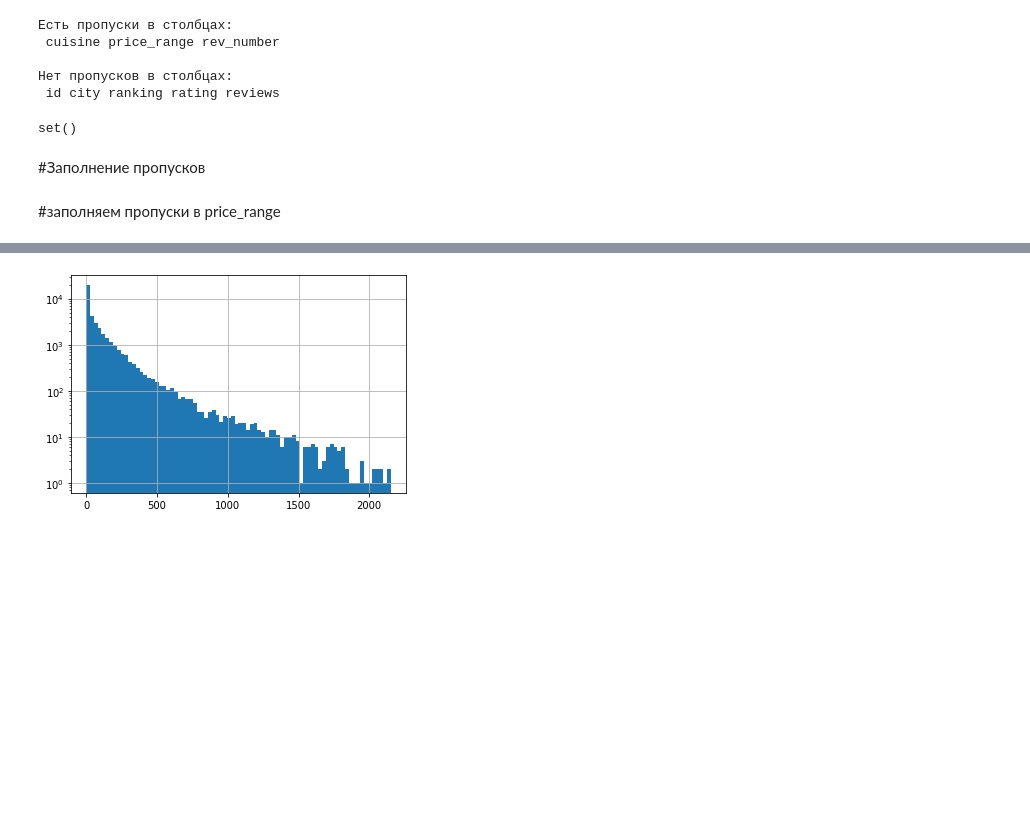
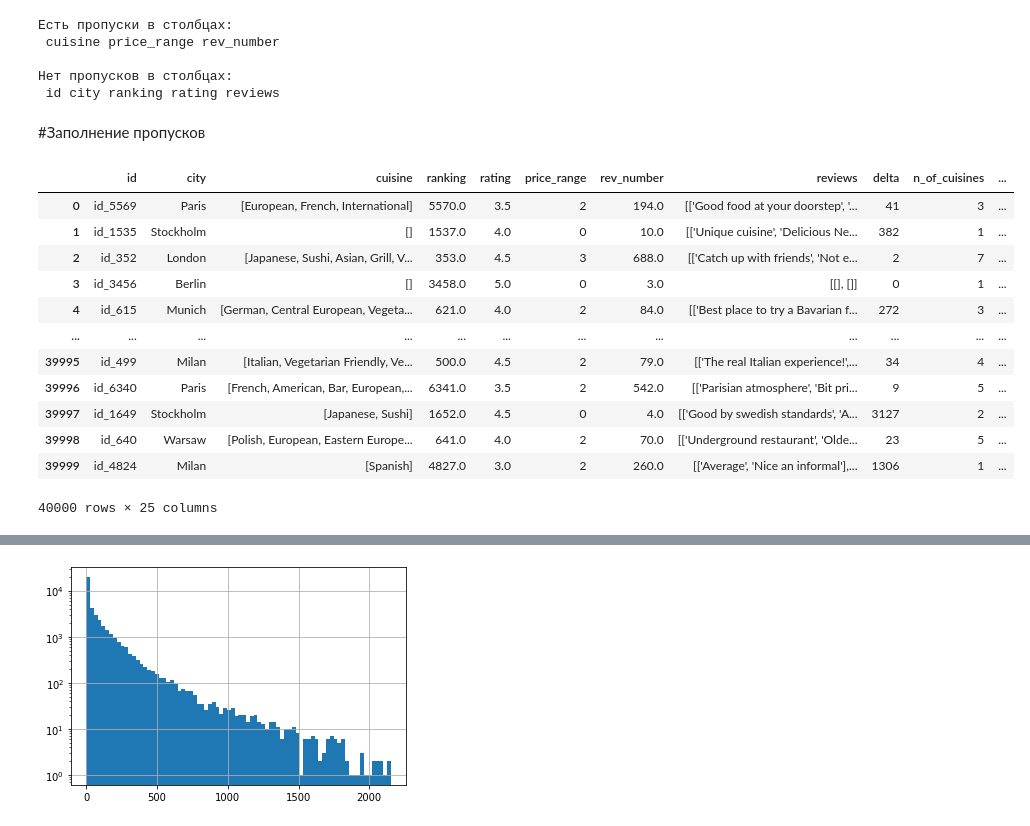
Before and after one commit to akitim/SkillFactory_projects, a Jupyter notebook: Проект_3_О_вкусной_и_здоровой_пище.ipynb, the cells around one changed output, grey strips where cells are left out. Cells and saved outputs as stored; diff of their text form; code cells hidden in the pictures; blank space fills up the shorter version.

```diff
--- a/Проект_3_О_вкусной_и_здоровой_пище.ipynb
+++ b/Проект_3_О_вкусной_и_здоровой_пище.ipynb
@@ -204,13 +209,6 @@ rest.loc[:, 'price_range'].apply(lambda x: 0 if pd.isna(x) else price_range_quan
 
 Нет пропусков в столбцах:
  id city ranking rating reviews
-# %%
-# l = cuisine_list.sort()
-cuisine_set = set(cuisine_list).difference(set(['']))
-# (cuisine_set.intersection(set(rest.loc[10, 'cuisine'])))
-rest.loc[:, 'cuisine'].apply(lambda cuisine: cuisine)
-# %% [output]
-set()
 # %% [markdown]
 #Заполнение пропусков
 # %%
@@ -262,5 +260,45 @@ rest.loc[rest.loc[:, 'price_range'].apply(pd.isna), 'price_range'] = \
 rest.loc[rest.loc[:, 'price_range'].apply(pd.isna), 'city'].apply(
     lambda city: fill_price(city, distr[city][distr[city].index != 0])
 )
-# %% [markdown]
-#заполняем пропуски в price_range
+# %%
+# l = cuisine_list.sort()
+cuisine_set = set(cuisine_list).difference(set(['']))
+# (cuisine_set.intersection(set(rest.loc[10, 'cuisine'])))
+# rest.loc[:, 'cuisine'].apply(lambda cuisine: cuisine)
+
+# rest.loc[rest.loc[:, 'cuisine'].apply(lambda x: x != ['']), :].\
+#     explode('cuisine').groupby('cuisine')['cuisine'].\
+#         count().sort_values(ascending=False).head(10)
+# rest
+
+top_cuisines = rest.loc[rest.loc[:, 'cuisine'].apply(lambda x: x != ['']), :].\
+    explode('cuisine').groupby('cuisine')['cuisine'].\
+        count().sort_values(ascending=False).head(10).index
+
+top_cuisines = list(map(lambda x: '_' + x, top_cuisines))
+top_cuisines
+
+# pd.get_dummies(rest.explode('cuisine'), columns=['cuisine'], prefix='').\
+#          sum(level=0).loc[:, top_cuisines]
+
+rest = pd.concat([
+         rest,
+         pd.get_dummies(rest.explode('cuisine'), columns=['cuisine'], prefix='').
+         sum(level=0).loc[:, top_cuisines]],
+         axis=1
+)
+rest
+# %% [output]
+|  | id | city | cuisine | ranking | rating | price_range | rev_number | reviews | delta | n_of_cuisines | ... |
+| 0 | id_5569 | Paris | [European, French, International] | 5570.0 | 3.5 | 2 | 194.0 | [['Good food at your doorstep', '... | 41 | 3 | ... |
+| 1 | id_1535 | Stockholm | [] | 1537.0 | 4.0 | 0 | 10.0 | [['Unique cuisine', 'Delicious Ne... | 382 | 1 | ... |
+| 2 | id_352 | London | [Japanese, Sushi, Asian, Grill, V... | 353.0 | 4.5 | 3 | 688.0 | [['Catch up with friends', 'Not e... | 2 | 7 | ... |
+| 3 | id_3456 | Berlin | [] | 3458.0 | 5.0 | 0 | 3.0 | [[], []] | 0 | 1 | ... |
+| 4 | id_615 | Munich | [German, Central European, Vegeta... | 621.0 | 4.0 | 2 | 84.0 | [['Best place to try a Bavarian f... | 272 | 3 | ... |
+| ... | ... | ... | ... | ... | ... | ... | ... | ... | ... | ... | ... |
+| 39995 | id_499 | Milan | [Italian, Vegetarian Friendly, Ve... | 500.0 | 4.5 | 2 | 79.0 | [['The real Italian experience!',... | 34 | 4 | ... |
+| 39996 | id_6340 | Paris | [French, American, Bar, European,... | 6341.0 | 3.5 | 2 | 542.0 | [['Parisian atmosphere', 'Bit pri... | 9 | 5 | ... |
+| 39997 | id_1649 | Stockholm | [Japanese, Sushi] | 1652.0 | 4.5 | 0 | 4.0 | [['Good by swedish standards', 'A... | 3127 | 2 | ... |
+| 39998 | id_640 | Warsaw | [Polish, European, Eastern Europe... | 641.0 | 4.0 | 2 | 70.0 | [['Underground restaurant', 'Olde... | 23 | 5 | ... |
+| 39999 | id_4824 | Milan | [Spanish] | 4827.0 | 3.0 | 2 | 260.0 | [['Average', 'Nice an informal'],... | 1306 | 1 | ... |
+40000 rows × 25 columns
```
Also changed, not shown: parts of 8 cells of this notebook.
